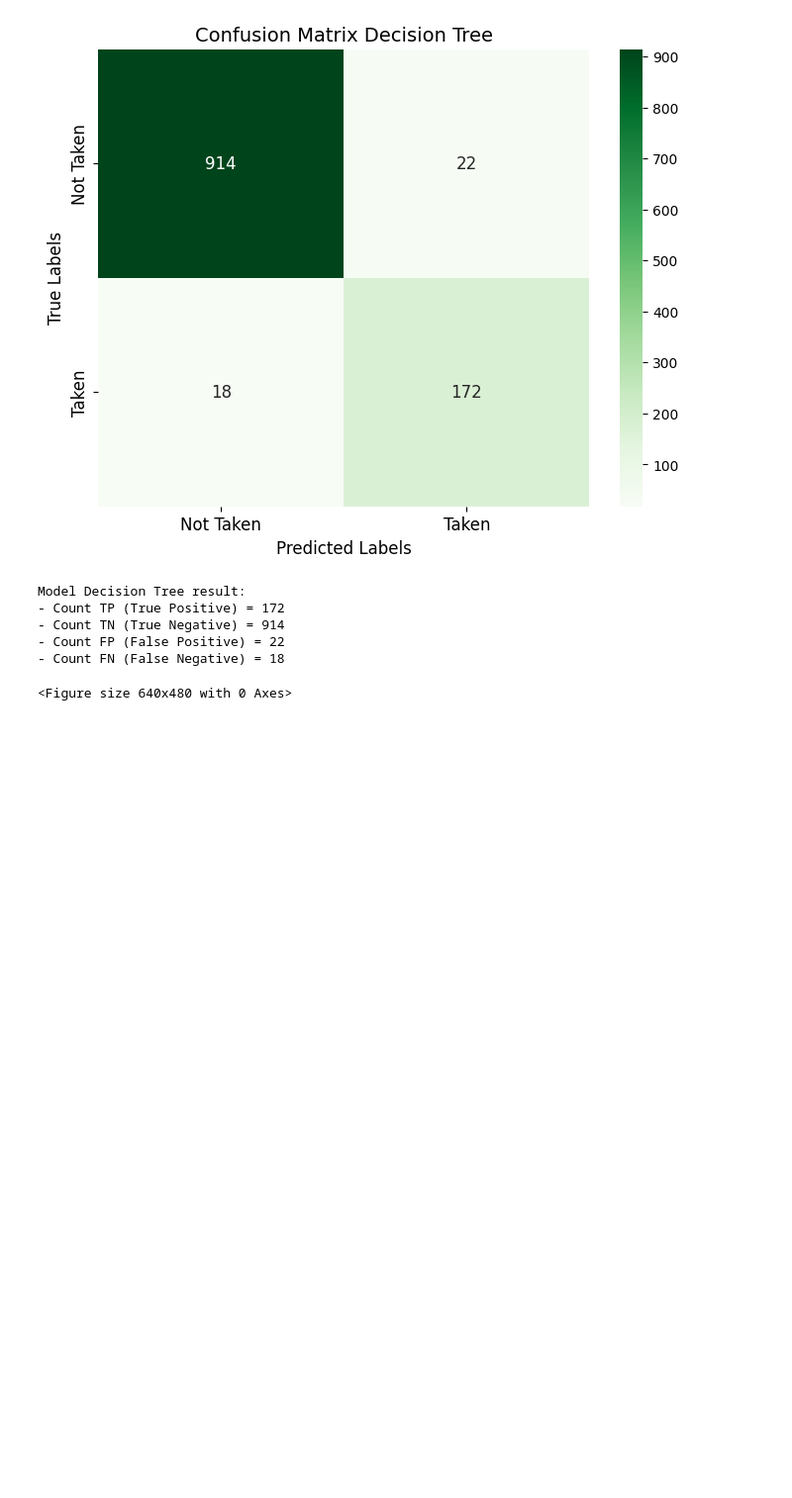
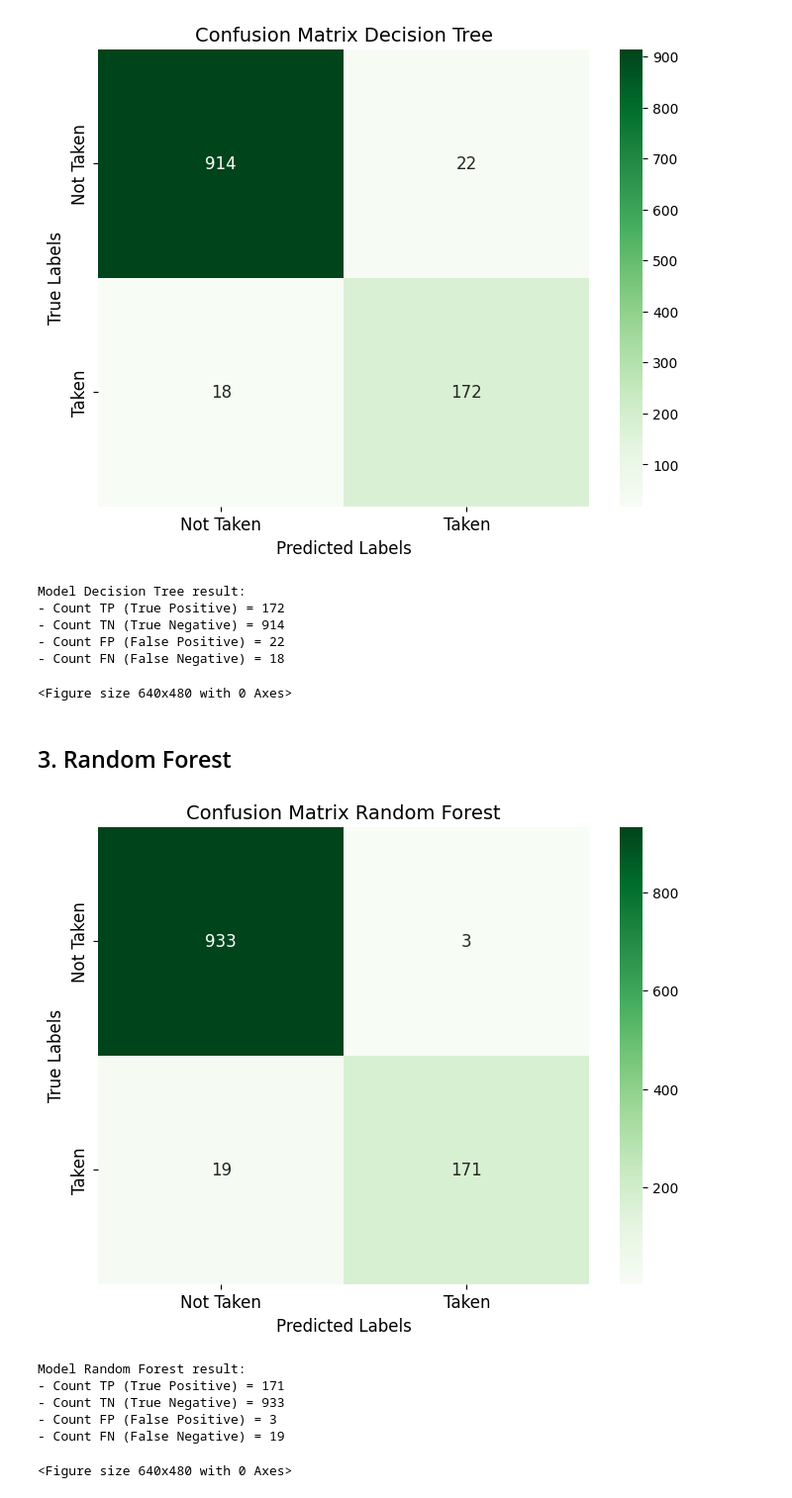
Before and after one commit to RaulSandj/E-Commerce-Churn-Analysis-and-Prediction, a Jupyter notebook: EcommAnalysis.ipynb, the cells around one changed output. Shown at 99% size. Cells and saved outputs as stored; diff of their text form; code cells hidden in the pictures; blank space fills up the shorter version.

Commit message:
Machine Learning Modelling

```diff
--- a/EcommAnalysis.ipynb
+++ b/EcommAnalysis.ipynb
@@ -522,3 +533,20 @@ Model Decision Tree result:
 - Count FP (False Positive) = 22
 - Count FN (False Negative) = 18
 <Figure size 640x480 with 0 Axes>
+# %% [markdown]
+## 3. Random Forest
+# %%
+model_rf = RandomForestClassifier(random_state=42)
+model_rf.fit(X_train, y_train)
+
+plotting_confusion_matrix(model_rf, X_test, y_test, title='Random Forest')
+
+plt.savefig('img/RF.png')
+# %% [output]
+[figure, added]
+Model Random Forest result:
+- Count TP (True Positive) = 171
+- Count TN (True Negative) = 933
+- Count FP (False Positive) = 3
+- Count FN (False Negative) = 19
+<Figure size 640x480 with 0 Axes>
```
Also changed, not shown: parts of 13 cells of this notebook.
